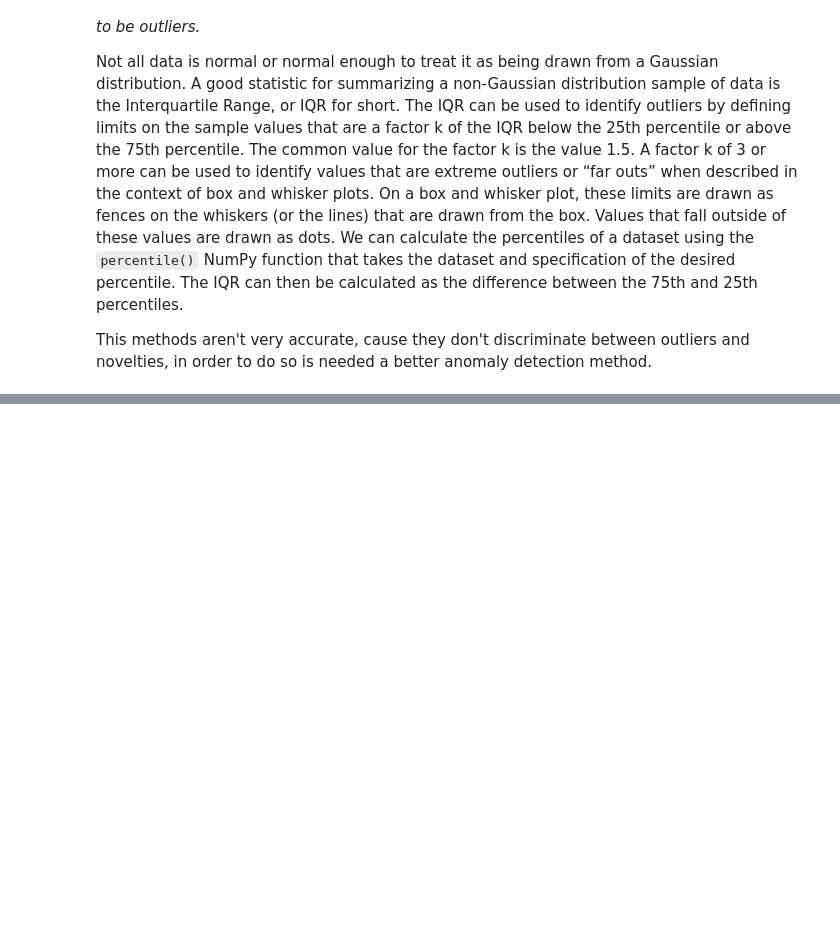
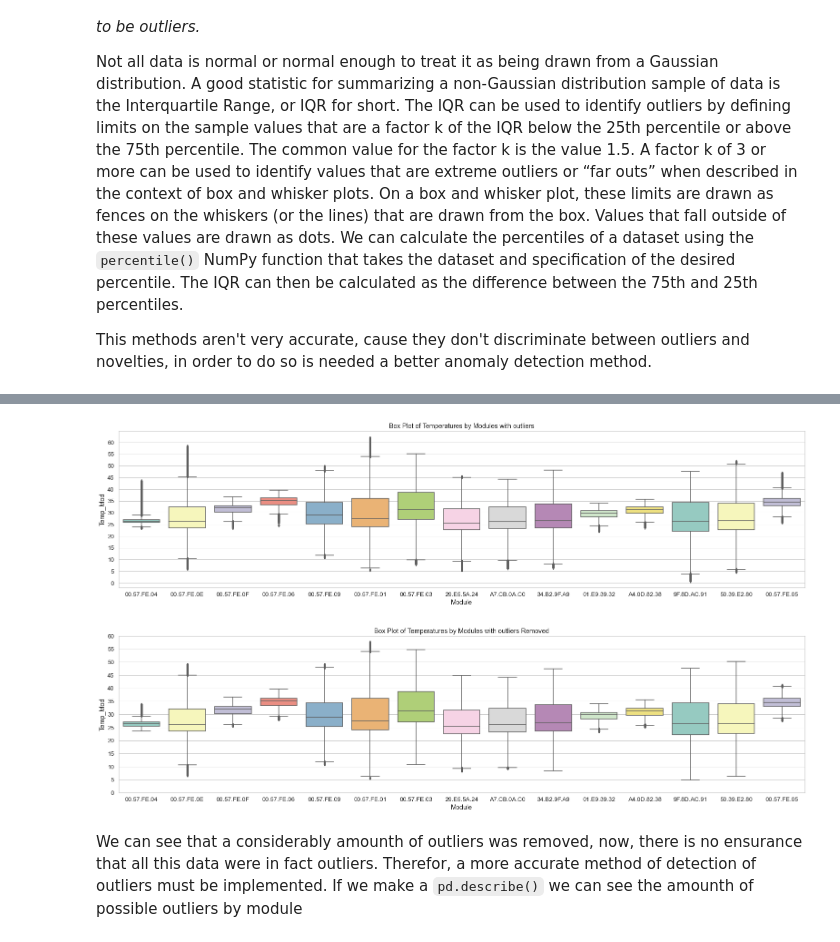
Before and after one commit to Charlie5DH/WSN, a Jupyter notebook: Notebooks/Anomalies.ipynb, the cells around one changed output, grey strips where cells are left out. Drawn from its saved outputs; the diff is of its cells as text; code cells hidden in the pictures; blank space fills up the shorter version.

```diff
--- a/Notebooks/Anomalies.ipynb
+++ b/Notebooks/Anomalies.ipynb
@@ -49,3 +57,28 @@ column_names=['Timestamp','Module','Type','Temp_Mod', 'VBus',
+# %%
+pd.options.mode.chained_assignment = None  # default='warn'
+sns.set(style='whitegrid', palette='deep', font_scale=1.2)
+pd.set_option('max_columns',40, 'precision',4)
+
+Modules={"00.57.FE.04":'Net-Coordinator',
+         "00.57.FE.0E":'Radio-2.4 GHz',
+         "00.57.FE.0F":'Radio-2.4 GHz',
+         "00.57.FE.06":'Radio-2.4 GHz',
+         "00.57.FE.09":'Radio-2.4 GHz',
+         "00.57.FE.01":'Radio-2.4 GHz',
+         "00.57.FE.05":'Radio-2.4 GHz',
+         "00.57.FE.03":'Radio-2.4 GHz',
+         "29.E5.5A.24":'Acq-Tempe',
+         "A7.CB.0A.C0":'Acq-Current/Volt',
+         "34.B2.9F.A9":'P-Solar Panel',
+         "01.E9.39.32":'Acq-Current/Volt',
+         "A4.0D.82.38":'P-AC/DC Input',
+         "9F.8D.AC.91":'Acq-Tempe',
+         "50.39.E2.80":'P-Solar Panel'}
+
+column_names=['Timestamp','Module','Type','Temp_Mod', 'VBus',
+              'PT100(0)', 'PT100(1)', 'LVL_Dim(1)', 'V_MPPT',
+              'V_Panel','LVL_Drain(1)','VBat', 'V_Supp','Temp_Oil',
+              'Temp_gab','V_MPPT_TE','V_Panel_TE']
 # %%
 # Loading the data
 df = pd.read_csv('../../Features.csv', usecols=column_names, parse_dates=['Timestamp'], infer_datetime_format=True)
@@ -64,0 +95,22 @@ df_outliers, df2 = get_outliers(df2, Modules, std_times=3, verbose=False, remove
+# %%
+df2 = df.copy()
+df2.reset_index(inplace=True)
+df_outliers, df2 = anm.get_outliers(df2, Modules, std_times=3, verbose=False, remove=True)
+
+plt.figure(figsize=(22,6))
+plt.title('Box Plot of Temperatures by Modules with outliers')
+sns.boxplot(x='Module',y='Temp_Mod',data=df, palette='Set3')
+plt.yticks(ticks=np.arange(0,65,step=5))
+#plt.xticks(rotation=60)
+plt.tight_layout()
+plt.figure(figsize=(22,6))
+plt.title('Box Plot of Temperatures by Modules with outliers Removed')
+sns.boxplot(x='Module',y='Temp_Mod',data=df2, palette='Set3', fliersize=5)
+plt.yticks(ticks=np.arange(0,65,step=5))
+#plt.xticks(rotation=60)
+plt.tight_layout()
+# %% [output]
+[figure, added]
+[figure, added]
+# %% [markdown]
+We can see that a considerably amounth of outliers was removed, now, there is no ensurance that all this data were in fact outliers. Therefor, a more accurate method of detection of outliers must be implemented. If we make a `pd.describe()` we can see the amounth of possible outliers by module
```
Also changed, not shown: parts of 38 cells of this notebook.
